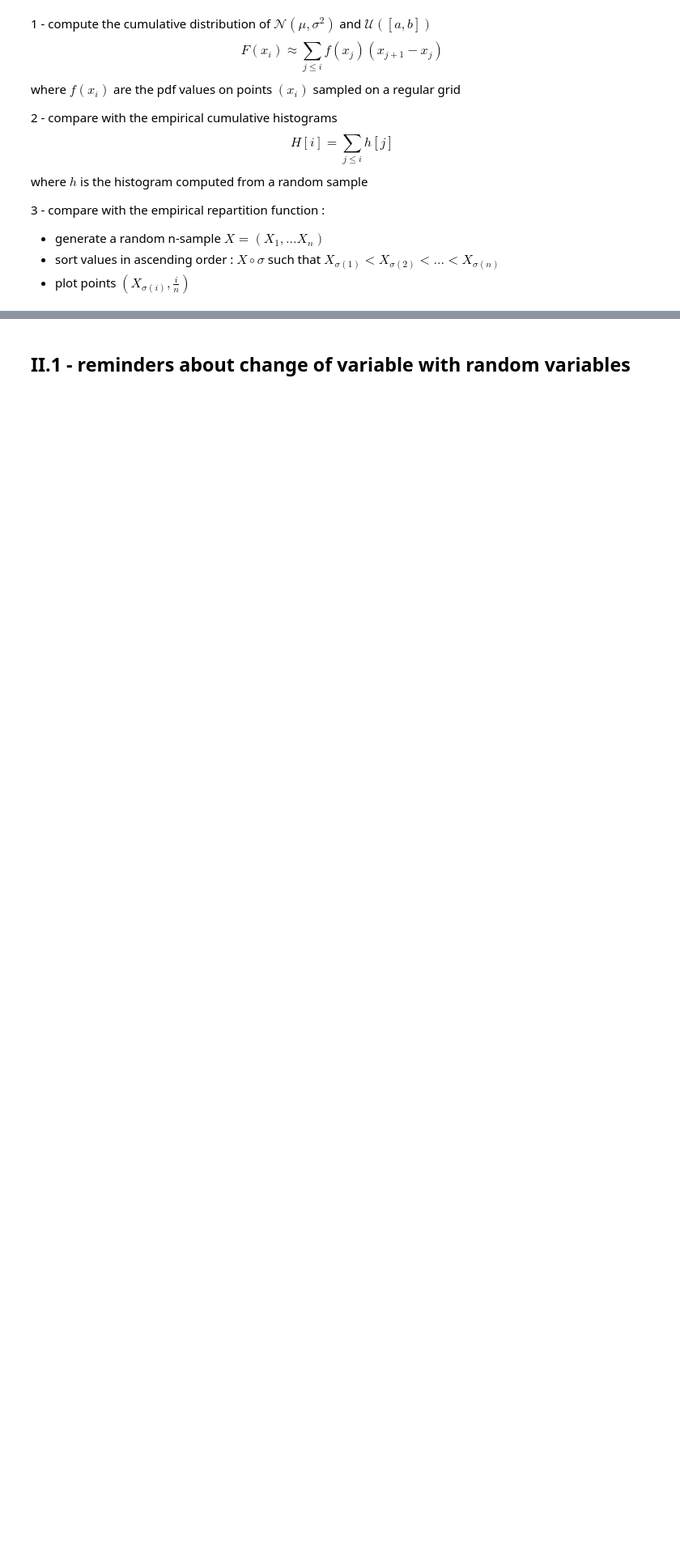
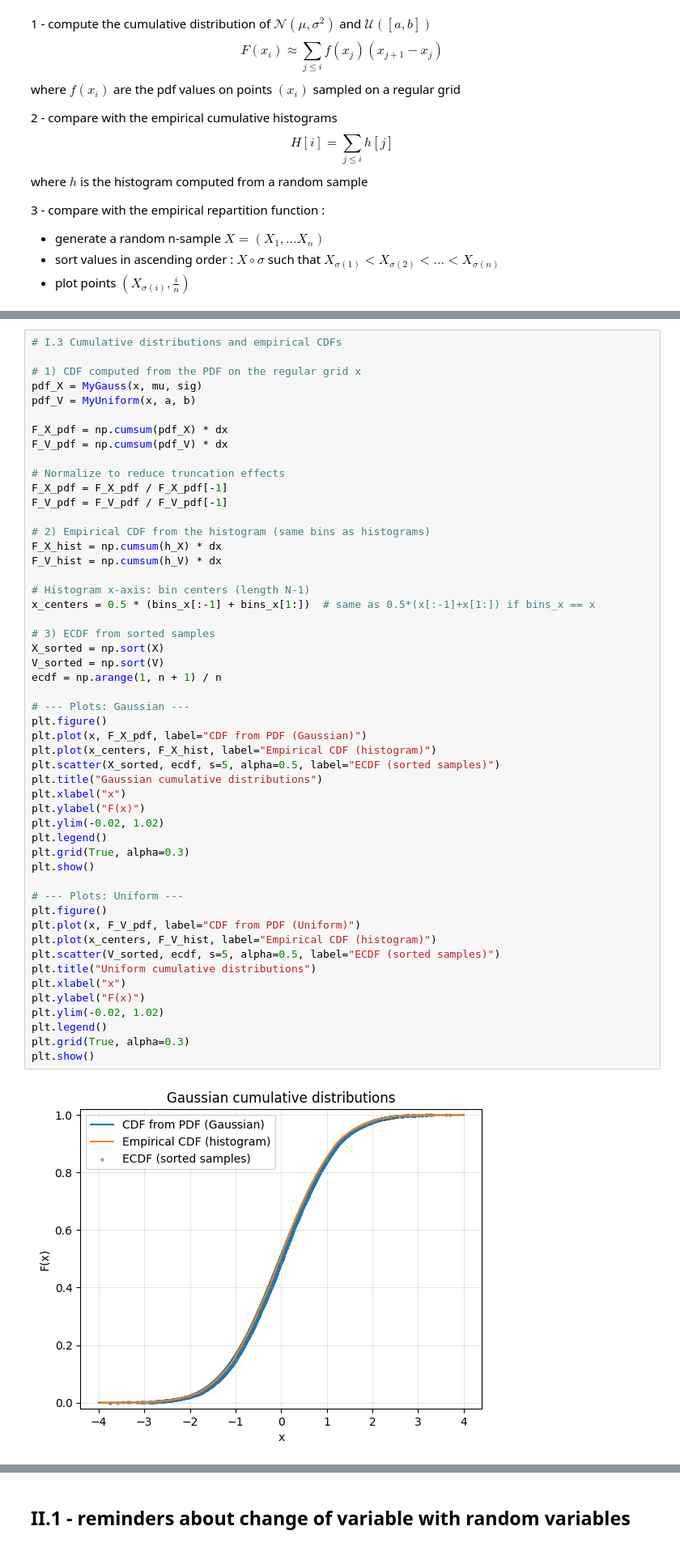
Before and after one commit to ViniciusGN/Kaggle-AI-Studies, a Jupyter notebook: 06. Optimal Transport/TP_1_OT_1D_2025.ipynb, the cells around one changed output, grey strips where cells are left out. Shown at 81% size. Drawn from its saved outputs; the diff is of its cells as text; blank space fills up the shorter version.

```diff
--- a/06. Optimal Transport/TP_1_OT_1D_2025.ipynb
+++ b/06. Optimal Transport/TP_1_OT_1D_2025.ipynb
@@ -283,0 +283,53 @@ where $h$ is the histogram computed from a random sample
+# %%
+# I.3 Cumulative distributions and empirical CDFs
+
+# 1) CDF computed from the PDF on the regular grid x
+pdf_X = MyGauss(x, mu, sig)
+pdf_V = MyUniform(x, a, b)
+
+F_X_pdf = np.cumsum(pdf_X) * dx
+F_V_pdf = np.cumsum(pdf_V) * dx
+
+# Normalize to reduce truncation effects
+F_X_pdf = F_X_pdf / F_X_pdf[-1]
+F_V_pdf = F_V_pdf / F_V_pdf[-1]
+
+# 2) Empirical CDF from the histogram (same bins as histograms)
+F_X_hist = np.cumsum(h_X) * dx
+F_V_hist = np.cumsum(h_V) * dx
+
+# Histogram x-axis: bin centers (length N-1)
+x_centers = 0.5 * (bins_x[:-1] + bins_x[1:])  # same as 0.5*(x[:-1]+x[1:]) if bins_x == x
+
+# 3) ECDF from sorted samples
+X_sorted = np.sort(X)
+V_sorted = np.sort(V)
+ecdf = np.arange(1, n + 1) / n
+
+# --- Plots: Gaussian ---
+plt.figure()
+plt.plot(x, F_X_pdf, label="CDF from PDF (Gaussian)")
+plt.plot(x_centers, F_X_hist, label="Empirical CDF (histogram)")
+plt.scatter(X_sorted, ecdf, s=5, alpha=0.5, label="ECDF (sorted samples)")
+plt.title("Gaussian cumulative distributions")
+plt.xlabel("x")
+plt.ylabel("F(x)")
+plt.ylim(-0.02, 1.02)
+plt.legend()
+plt.grid(True, alpha=0.3)
+plt.show()
+
+# --- Plots: Uniform ---
+plt.figure()
+plt.plot(x, F_V_pdf, label="CDF from PDF (Uniform)")
+plt.plot(x_centers, F_V_hist, label="Empirical CDF (histogram)")
+plt.scatter(V_sorted, ecdf, s=5, alpha=0.5, label="ECDF (sorted samples)")
+plt.title("Uniform cumulative distributions")
+plt.xlabel("x")
+plt.ylabel("F(x)")
+plt.ylim(-0.02, 1.02)
+plt.legend()
+plt.grid(True, alpha=0.3)
+plt.show()
+# %% [output]
+[figure, added]
```
Also changed, not shown: parts of 18 cells of this notebook.
